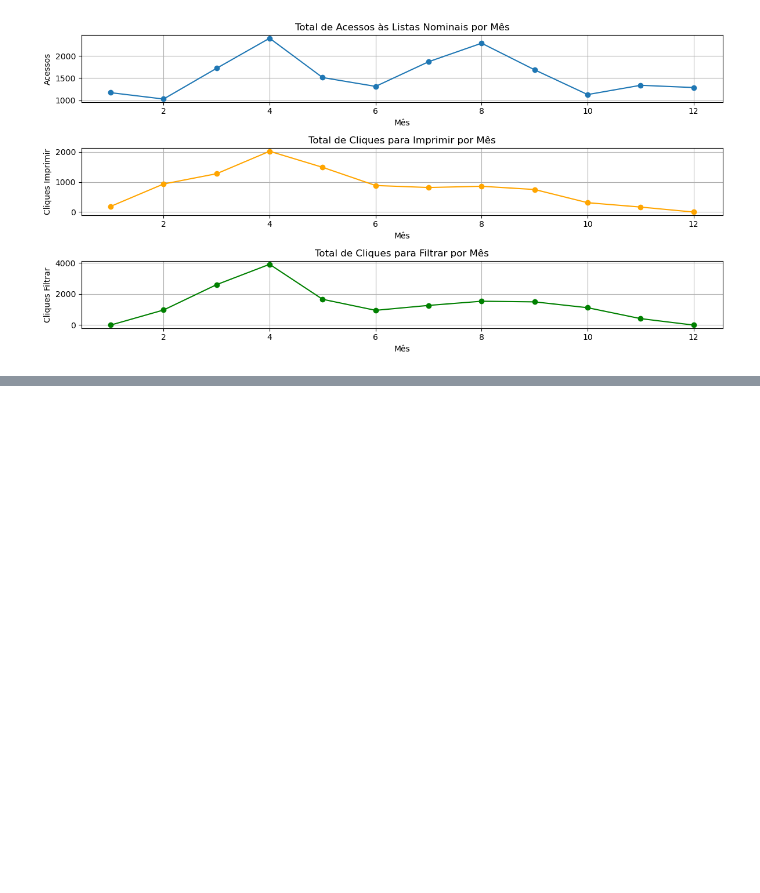
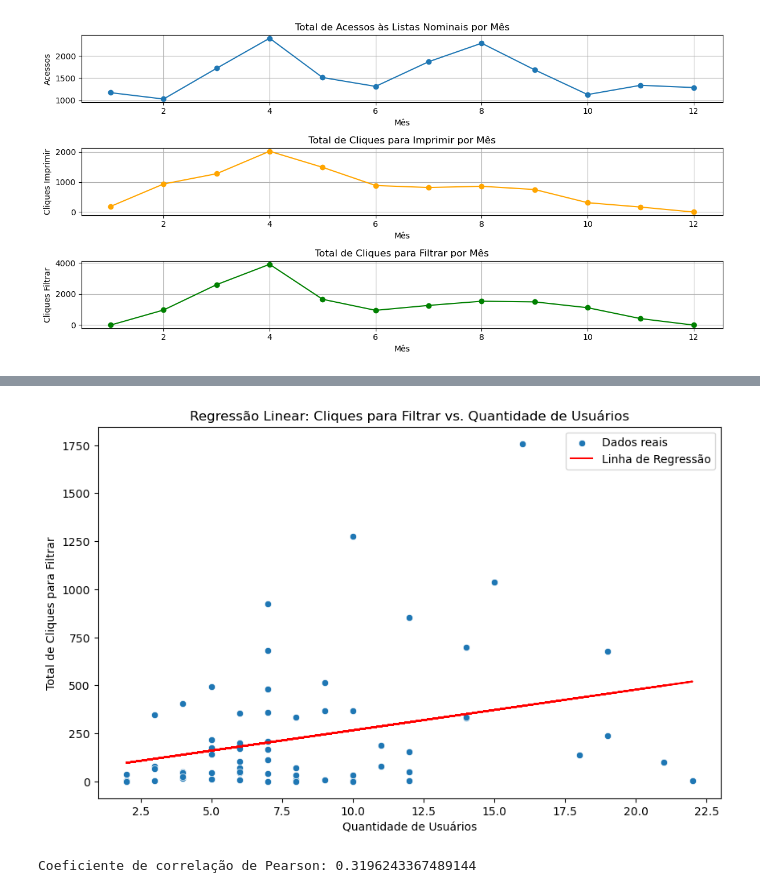
Before and after one commit to Danilosauro/Data-Analysis---Impulso-Gov, a Jupyter notebook: DATA_ANALYSIS.ipynb, the cells around one changed output, grey strips where cells are left out. Drawn from its saved outputs; the diff is of its cells as text; code cells hidden in the pictures; blank space fills up the shorter version.

```diff
--- a/DATA_ANALYSIS.ipynb
+++ b/DATA_ANALYSIS.ipynb
@@ -401,0 +658,25 @@ plt.show()
+# %%
+X = users_per_municipality['numero_usuarios'].values.reshape(-1, 1)
+Y = users_per_municipality['total_cliques_filtrar'].values
+
+model = LinearRegression()
+model.fit(X, Y)
+y_pred = model.predict(X)
+
+
+
+plt.figure(figsize=(10, 6))
+sns.scatterplot(x='numero_usuarios', y='total_cliques_filtrar', data=users_per_municipality, label="Dados reais")
+plt.plot(users_per_municipality['numero_usuarios'], y_pred, color='red', label="Linha de Regressão")
+plt.xlabel("Quantidade de Usuários")
+plt.ylabel("Total de Cliques para Filtrar")
+plt.title("Regressão Linear: Cliques para Filtrar vs. Quantidade de Usuários")
+plt.legend()
+plt.show()
+# %% [output]
+[figure, added]
+# %%
+correlation = users_per_municipality['numero_usuarios'].corr(users_per_municipality['total_cliques_filtrar'])
+print(f"Coeficiente de correlação de Pearson: {correlation}")
+# %% [output]
+Coeficiente de correlação de Pearson: 0.3196243367489144
```
Also changed, not shown: parts of 35 cells of this notebook.
